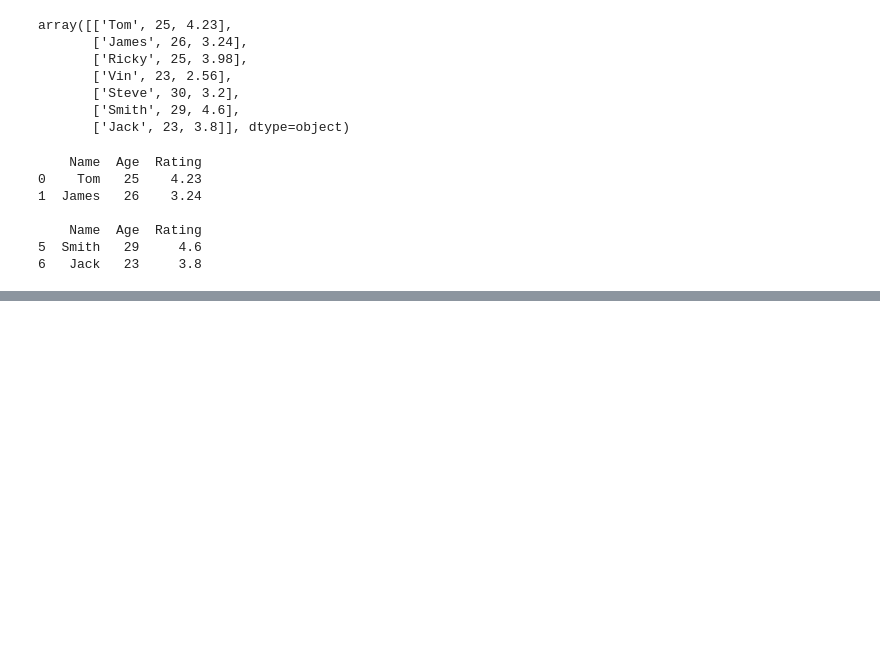
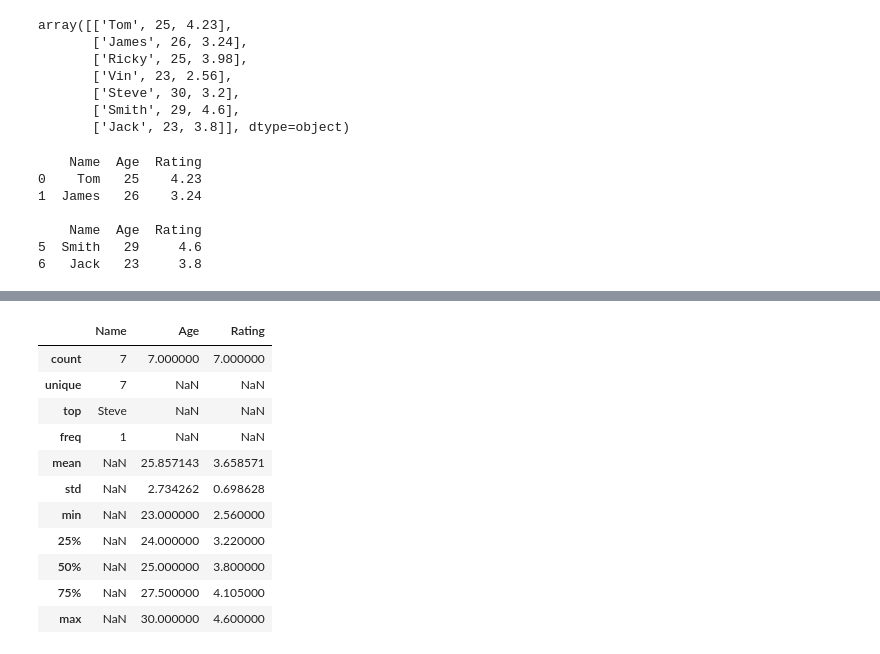
Before and after one commit to mga321/tutorialspoint_notebooks, a Jupyter notebook: pandas.ipynb, the cells around one changed output, grey strips where cells are left out. Drawn from its saved outputs; the diff is of its cells as text; code cells hidden in the pictures; blank space fills up the shorter version.

```diff
--- a/pandas.ipynb
+++ b/pandas.ipynb
@@ -523,0 +626,16 @@ print(df.tail(2))
+# %%
+# Example 6: Summarize numerical and string columns using .describe() by including all dtypes
+df.describe(include='all')
+# %% [output]
+|  | Name | Age | Rating |
+| count | 7 | 7.000000 | 7.000000 |
+| unique | 7 | NaN | NaN |
+| top | Steve | NaN | NaN |
+| freq | 1 | NaN | NaN |
+| mean | NaN | 25.857143 | 3.658571 |
+| std | NaN | 2.734262 | 0.698628 |
+| min | NaN | 23.000000 | 2.560000 |
+| 25% | NaN | 24.000000 | 3.220000 |
+| 50% | NaN | 25.000000 | 3.800000 |
+| 75% | NaN | 27.500000 | 4.105000 |
+| max | NaN | 30.000000 | 4.600000 |
```
Also changed, not shown: parts of 7 cells of this notebook.
